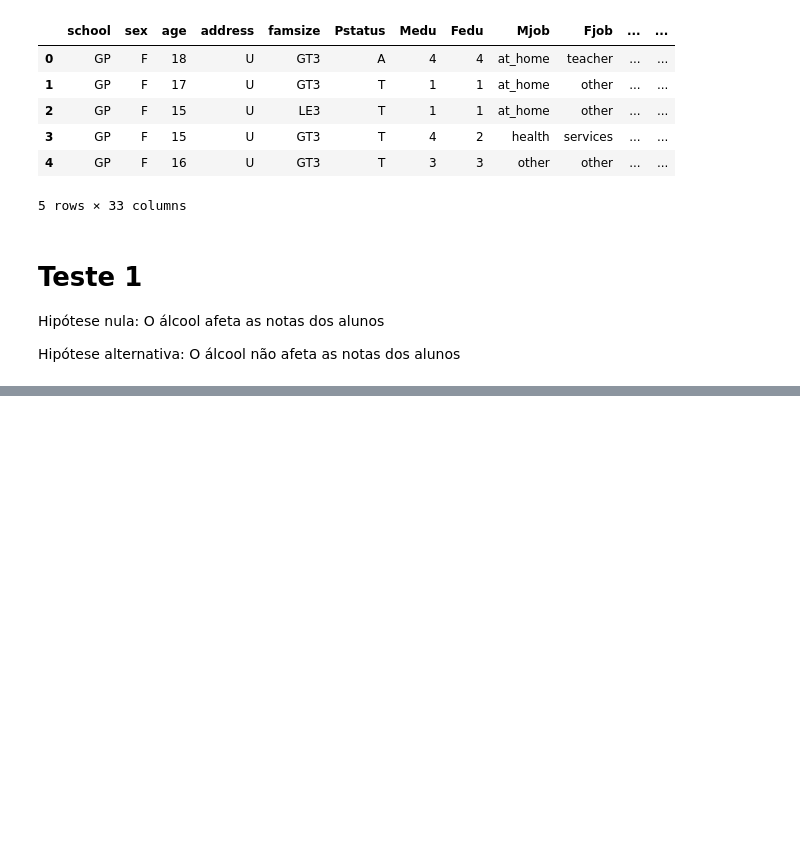
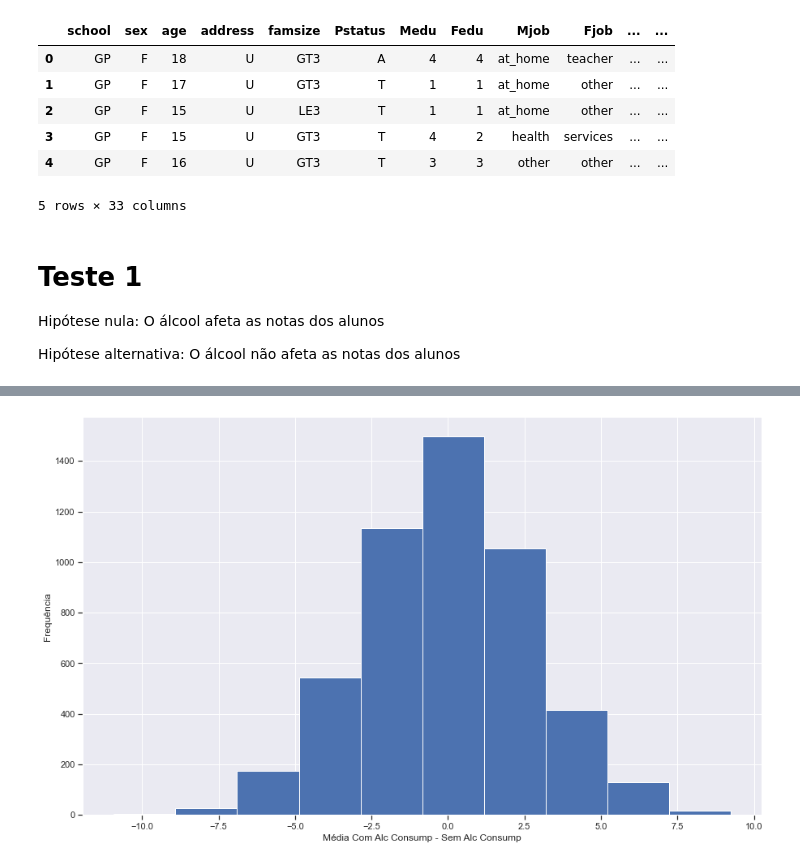
Before and after one commit to ferprr/data-science-project, a Jupyter notebook: notebooks/hypothesis_tests_and_IC.ipynb, the cells around one changed output, grey strips where cells are left out. Saved outputs shown, nothing was run; the diff lists cells and outputs as text; code cells hidden in the pictures; blank space fills up the shorter version.

```diff
--- a/notebooks/hypothesis_tests_and_IC.ipynb
+++ b/notebooks/hypothesis_tests_and_IC.ipynb
@@ -32,0 +89,2 @@ Hipótese alternativa: O álcool não afeta as notas dos alunos
+# %%
+a_per_year_2['grades_sum'] = a_per_year['grades_sum']
@@ -32,0 +95,35 @@ Hipótese alternativa: O álcool não afeta as notas dos alunos
+# %%
+# Boostrap da diferenca das medias com amostras
+def bootstrap_diff(df1=a_per_year, df2=a_per_year_2, column='grades_sum', n=5000):
+    '''
+    df1: dataframe com consumo de álcool
+    df2: dataframe sem consumo de álcool
+    column: a coluna que queremos focar
+    n: número de amostras para o bootstrap
+    '''
+    values = np.zeros(n)
+    for i in range(n):
+        sample1 = df1[column].sample(len(df1), replace=True)
+        sample2 = df2[column].sample(len(df2), replace=True)
+        values[i] = sample1.mean() - sample2.mean()
+    return values
+# %%
+diff = bootstrap_diff()
+# %%
+def despine(ax=None):
+    if ax is None:
+        ax = plt.gca()
+    # Hide the right and top spines
+    ax.spines['right'].set_visible(False)
+    ax.spines['top'].set_visible(False)
+
+    # Only show ticks on the left and bottom spines
+    ax.yaxis.set_ticks_position('left')
+    ax.xaxis.set_ticks_position('bottom')
+# %%
+plt.hist(diff)
+plt.xlabel('Média Com Alc Consump - Sem Alc Consump')
+plt.ylabel('Frequência')
+despine()
+# %% [output]
+[figure, added]
```
Also changed, not shown: parts of 4 cells of this notebook.
